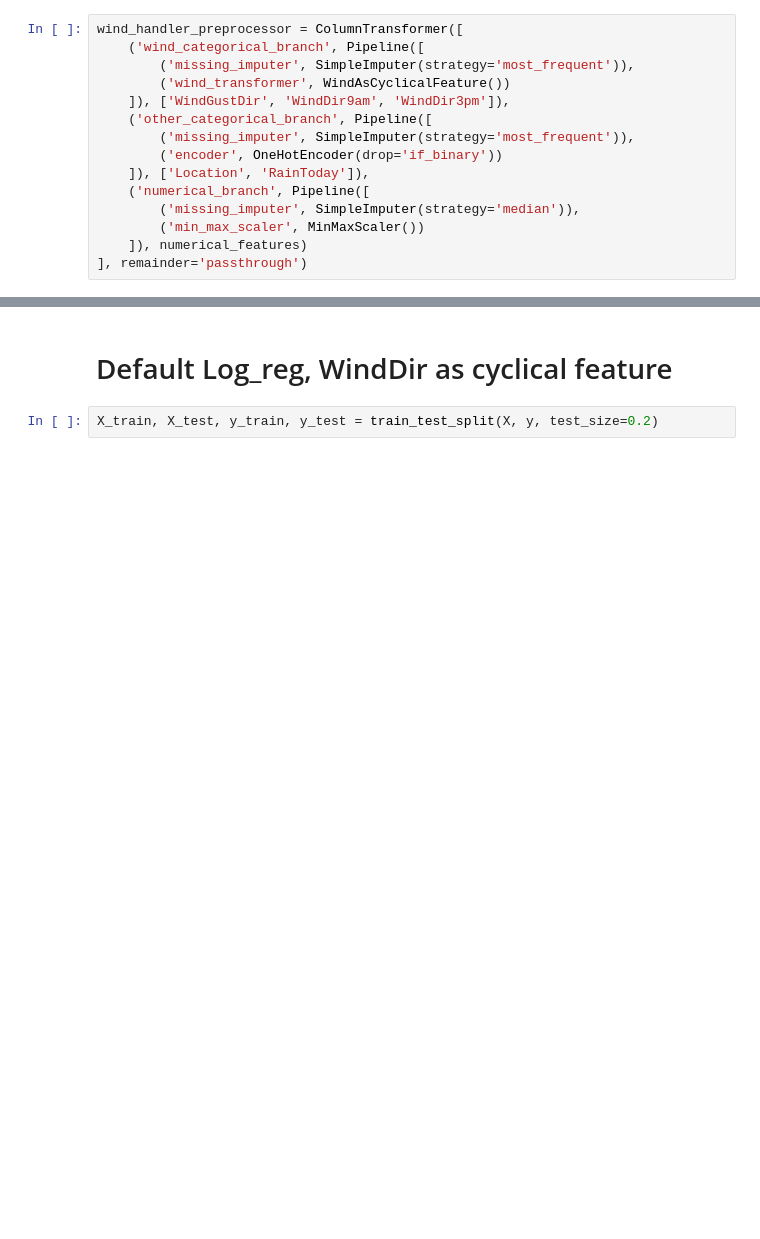
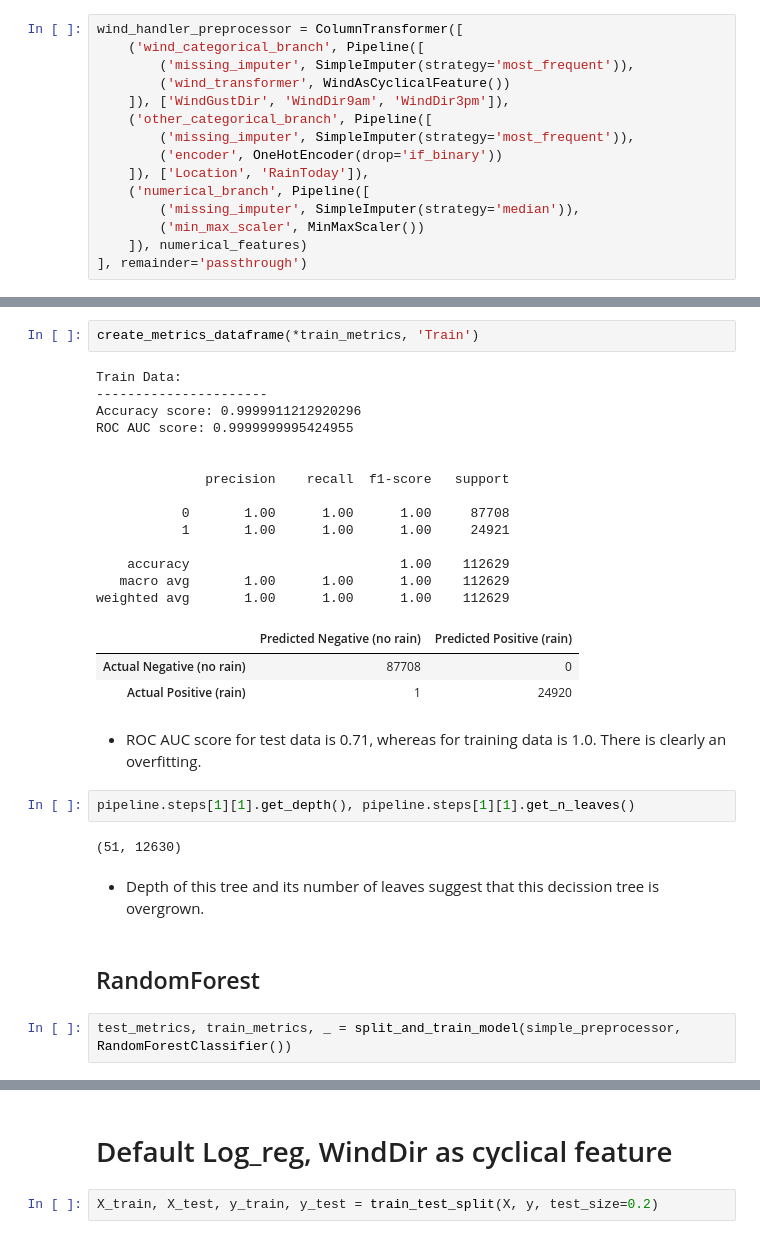
Before and after one commit to TomaszWasilewski/Predict-rain-in-Australia, a Jupyter notebook: rain_in_australia.ipynb, the cells around one changed output, grey strips where cells are left out. Cells and saved outputs as stored; diff of their text form; blank space fills up the shorter version.

```diff
--- a/rain_in_australia.ipynb
+++ b/rain_in_australia.ipynb
@@ -506,0 +641,32 @@ weighted avg       0.84      0.85      0.84    112629
+# %%
+create_metrics_dataframe(*train_metrics, 'Train')
+# %% [output]
+Train Data:
+----------------------
+Accuracy score: 0.9999911212920296
+ROC AUC score: 0.9999999995424955
+
+
+              precision    recall  f1-score   support
+
+           0       1.00      1.00      1.00     87708
+           1       1.00      1.00      1.00     24921
+
+    accuracy                           1.00    112629
+   macro avg       1.00      1.00      1.00    112629
+weighted avg       1.00      1.00      1.00    112629
+|  | Predicted Negative (no rain) | Predicted Positive (rain) |
+| Actual Negative (no rain) | 87708 | 0 |
+| Actual Positive (rain) | 1 | 24920 |
+# %% [markdown]
+* ROC AUC score for test data is 0.71, whereas for training data is 1.0. There is clearly an overfitting.
+# %%
+pipeline.steps[1][1].get_depth(), pipeline.steps[1][1].get_n_leaves()
+# %% [output]
+(51, 12630)
+# %% [markdown]
+* Depth of this tree and its number of leaves suggest that this decission tree is overgrown.
+# %% [markdown]
+## RandomForest
+# %%
+test_metrics, train_metrics, _ = split_and_train_model(simple_preprocessor, RandomForestClassifier())
```
Also changed, not shown: parts of 111 cells of this notebook.
